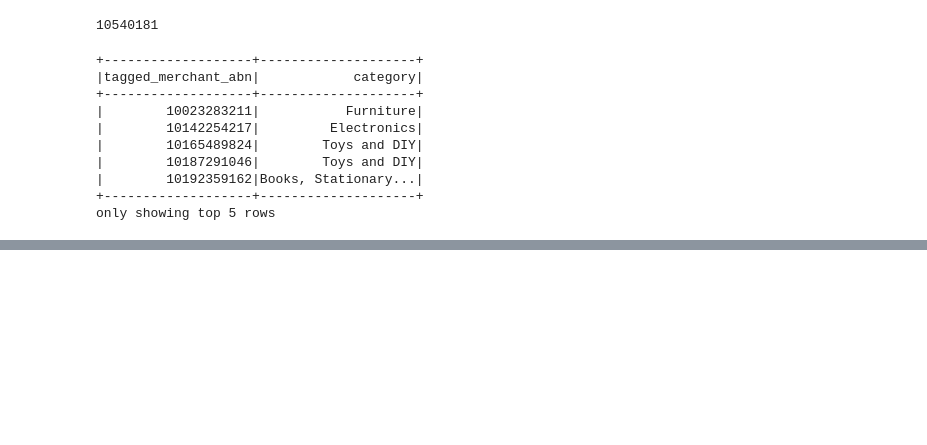
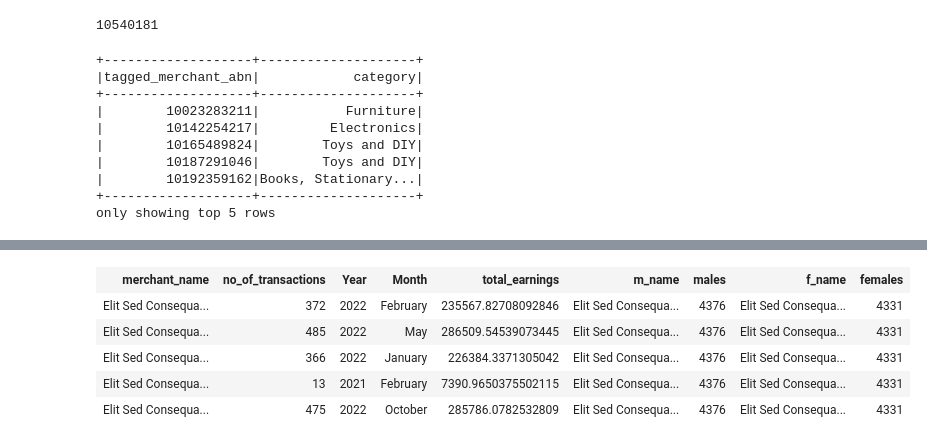
Before and after one commit to MAST30034-Applied-Data-Science/generic-buy-now-pay-later-project-group-10-bnpl, a Jupyter notebook: notebooks/Revenue Model.ipynb, the cells around one changed output, grey strips where cells are left out. Saved outputs shown, nothing was run; the diff lists cells and outputs as text; code cells hidden in the pictures; blank space fills up the shorter version.

```diff
--- a/notebooks/Revenue Model.ipynb
+++ b/notebooks/Revenue Model.ipynb
@@ -232,0 +336,11 @@ Aggregate [merchant_name#193], [merchant_name#193, merchant_abn#31L, categories#
+# %%
+a.createOrReplaceTempView("agg")
+
+temp = spark.sql("""
+
+SELECT merchant_name, COUNT(merchant_name) AS no_of_transactions, Year, Month, SUM(dollar_value) AS total_earnings
+FROM group_earnings
+GROUP BY merchant_name, Year, Month
+""")
+
+temp.show()
@@ -232,0 +366,31 @@ Aggregate [merchant_name#193], [merchant_name#193, merchant_abn#31L, categories#
+# %%
+temp.createOrReplaceTempView("gender_join")
+male.createOrReplaceTempView("m")
+female.createOrReplaceTempView("f")
+
+temp2 = spark.sql("""
+
+SELECT *
+FROM gender_join
+INNER JOIN m
+ON gender_join.merchant_name = m.m_name
+""")
+
+temp2.createOrReplaceTempView("temp2")
+
+temp3 = spark.sql("""
+
+SELECT *
+FROM temp2
+INNER JOIN f
+ON temp2.merchant_name = f.f_name
+""")
+
+temp3.limit(5)
+# %% [output]
+| merchant_name | no_of_transactions | Year | Month | total_earnings | m_name | males | f_name | females |
+| Elit Sed Consequa... | 372 | 2022 | February | 235567.82708092846 | Elit Sed Consequa... | 4376 | Elit Sed Consequa... | 4331 |
+| Elit Sed Consequa... | 485 | 2022 | May | 286509.54539073445 | Elit Sed Consequa... | 4376 | Elit Sed Consequa... | 4331 |
+| Elit Sed Consequa... | 366 | 2022 | January | 226384.3371305042 | Elit Sed Consequa... | 4376 | Elit Sed Consequa... | 4331 |
+| Elit Sed Consequa... | 13 | 2021 | February | 7390.9650375502115 | Elit Sed Consequa... | 4376 | Elit Sed Consequa... | 4331 |
+| Elit Sed Consequa... | 475 | 2022 | October | 285786.0782532809 | Elit Sed Consequa... | 4376 | Elit Sed Consequa... | 4331 |
```
Also changed, not shown: parts of 22 cells of this notebook.
